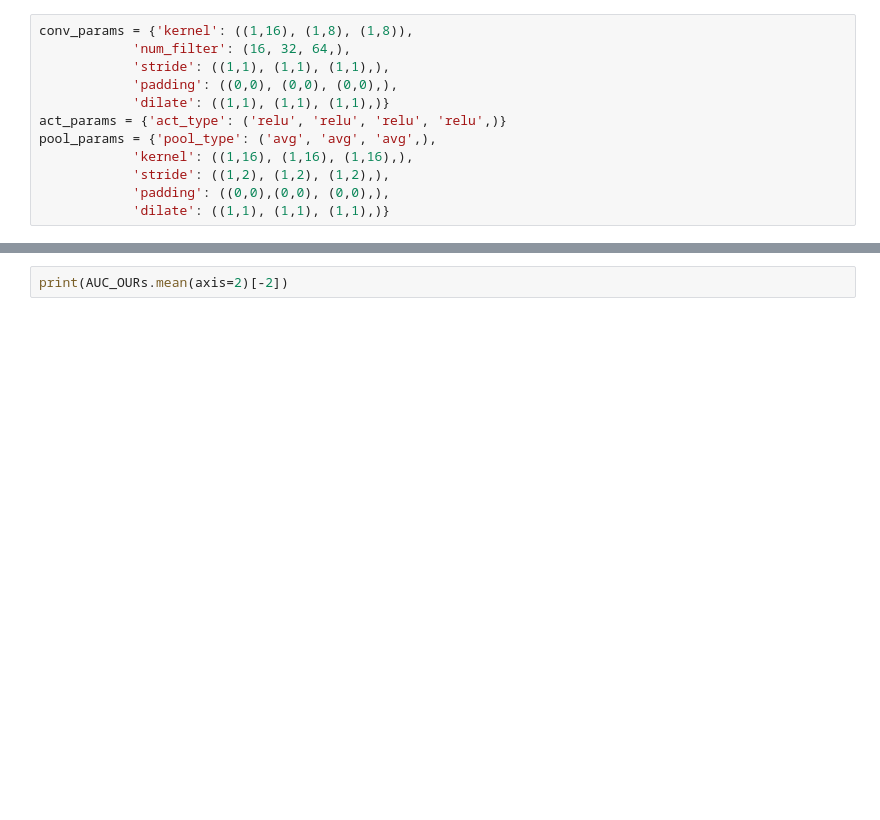
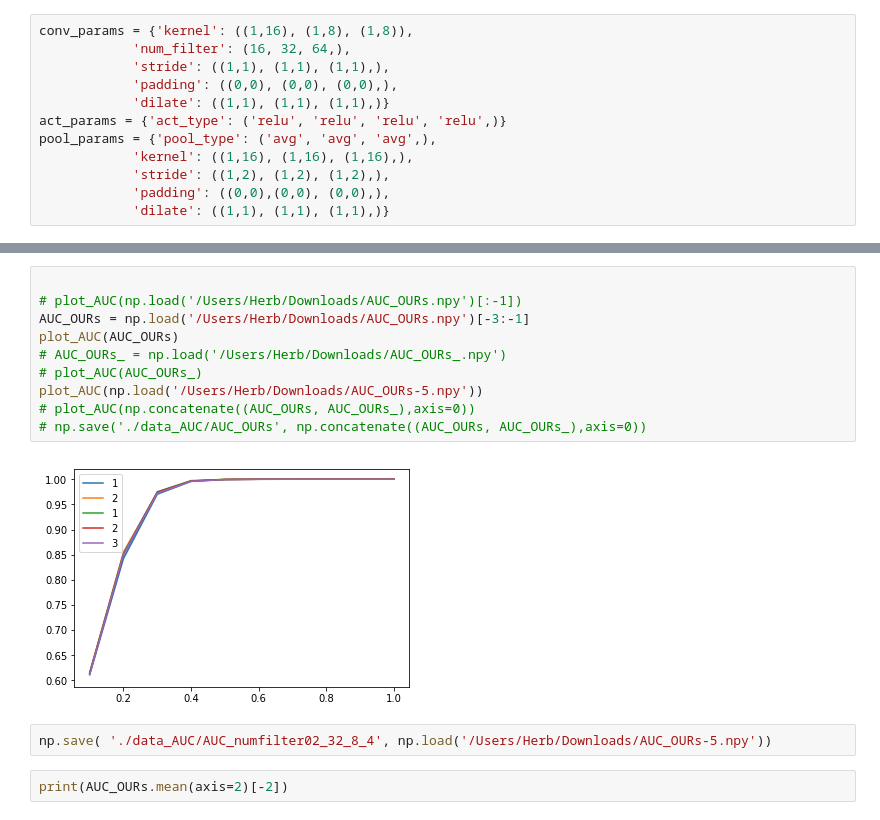
Before and after one commit to iphysresearch/Python4GW, a Jupyter notebook: CNN.ipynb, the cells around one changed output, grey strips where cells are left out. Saved outputs shown, nothing was run; the diff lists cells and outputs as text; blank space fills up the shorter version.

```diff
--- a/CNN.ipynb
+++ b/CNN.ipynb
@@ -1556,3 +1640,17 @@ for i in range(1,2+1)[::-1]:
+# %%
+
+# plot_AUC(np.load('/Users/Herb/Downloads/AUC_OURs.npy')[:-1])
+AUC_OURs = np.load('/Users/Herb/Downloads/AUC_OURs.npy')[-3:-1]
+plot_AUC(AUC_OURs)
+# AUC_OURs_ = np.load('/Users/Herb/Downloads/AUC_OURs_.npy')
+# plot_AUC(AUC_OURs_)
+plot_AUC(np.load('/Users/Herb/Downloads/AUC_OURs-5.npy'))
+# plot_AUC(np.concatenate((AUC_OURs, AUC_OURs_),axis=0))
+# np.save('./data_AUC/AUC_OURs', np.concatenate((AUC_OURs, AUC_OURs_),axis=0))
+# %% [output]
+[figure, added]
+# %%
+np.save( './data_AUC/AUC_numfilter02_32_8_4', np.load('/Users/Herb/Downloads/AUC_OURs-5.npy'))
 # %%
 print(AUC_OURs.mean(axis=2)[-2])
 # %% [output]
```
Also changed, not shown: parts of 14 cells of this notebook, 10 other files.
